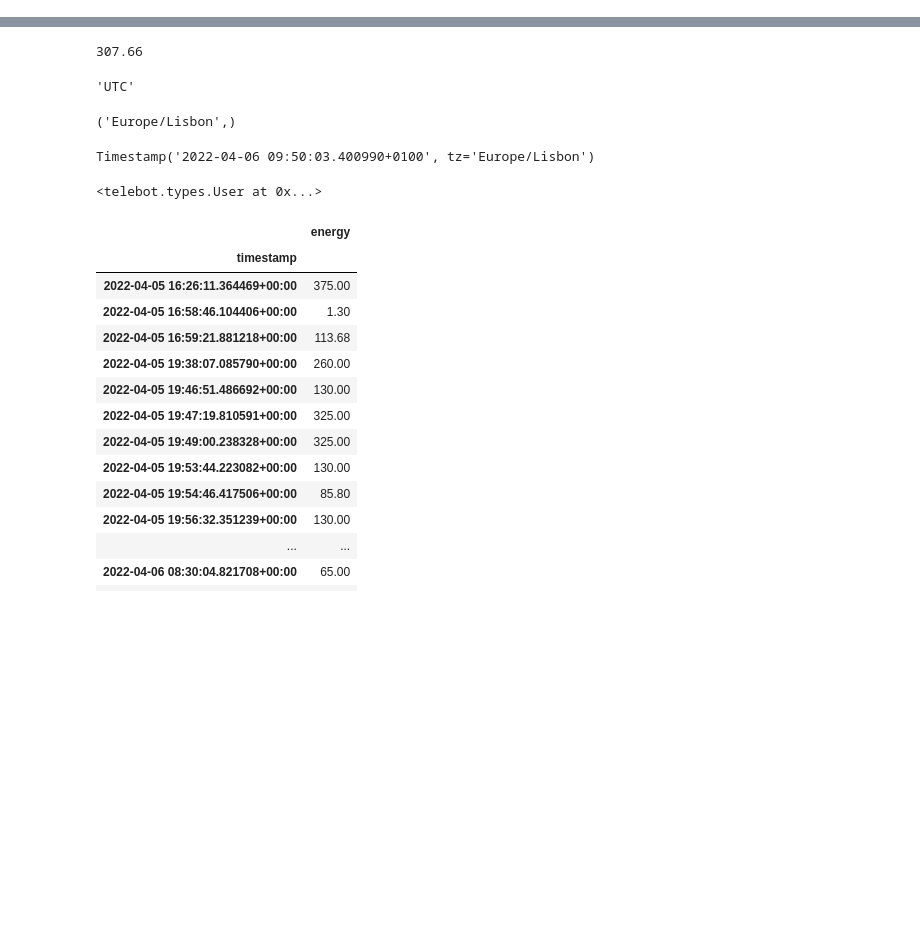
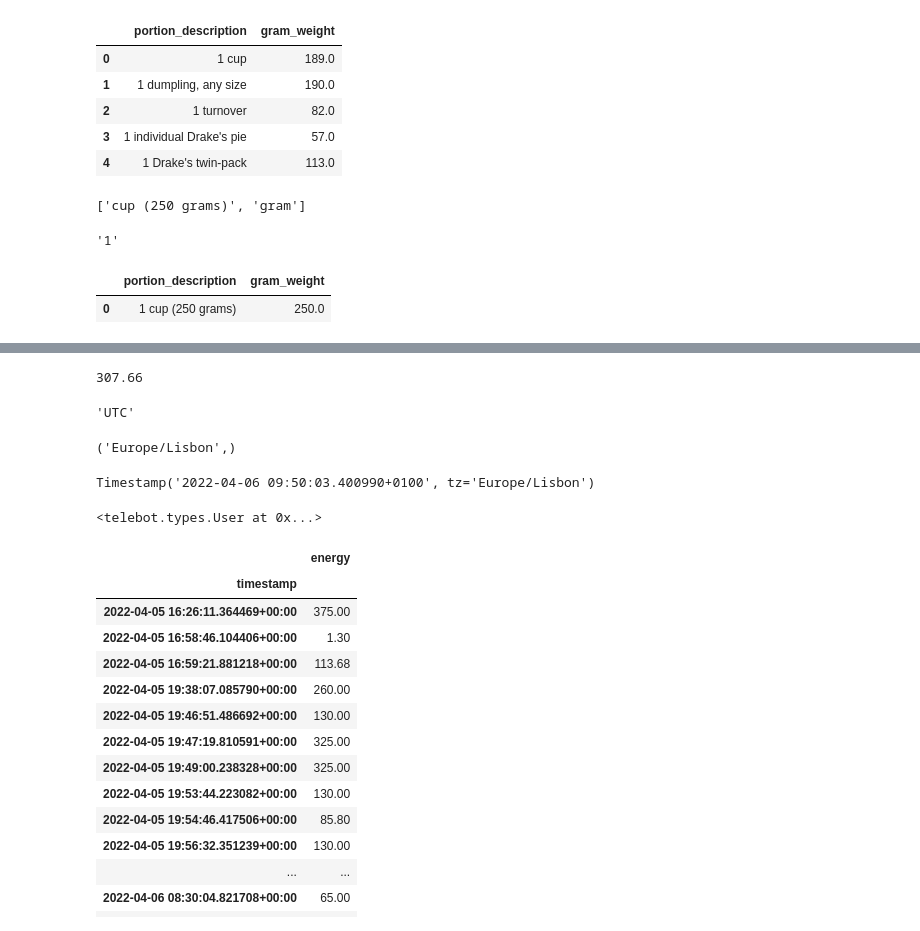
Before and after one commit to DmitriyG228/food, a Jupyter notebook: bot.ipynb, the cells around one changed output, grey strips where cells are left out. Cells and saved outputs as stored; diff of their text form; code cells hidden in the pictures; blank space fills up the shorter version.

```diff
--- a/bot.ipynb
+++ b/bot.ipynb
@@ -175,0 +236,17 @@ bot.infinity_polling()
+# %%
+bot.measures
+# %% [output]
+|  | portion_description | gram_weight |
+| 0 | 1 cup | 189.0 |
+| 1 | 1 dumpling, any size | 190.0 |
+| 2 | 1 turnover | 82.0 |
+| 3 | 1 individual Drake's pie | 57.0 |
+| 4 | 1 Drake's twin-pack | 113.0 |
+# %%
+bot.measures_cleaned
+# %% [output]
+['cup (250 grams)', 'gram']
+# %%
+bot.message.text
+# %% [output]
+'1'
@@ -175,0 +255,5 @@ bot.infinity_polling()
+# %%
+bot.measures
+# %% [output]
+|  | portion_description | gram_weight |
+| 0 | 1 cup (250 grams) | 250.0 |
```
Also changed, not shown: parts of 6 cells of this notebook, 5 other files.
